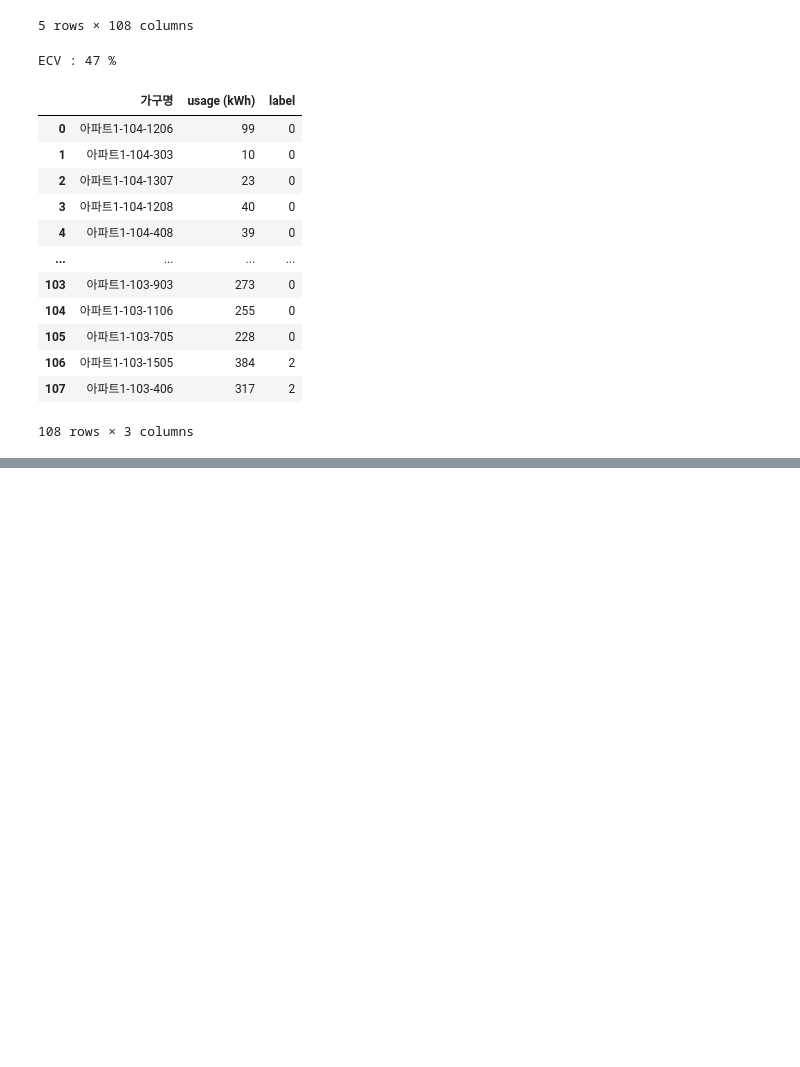
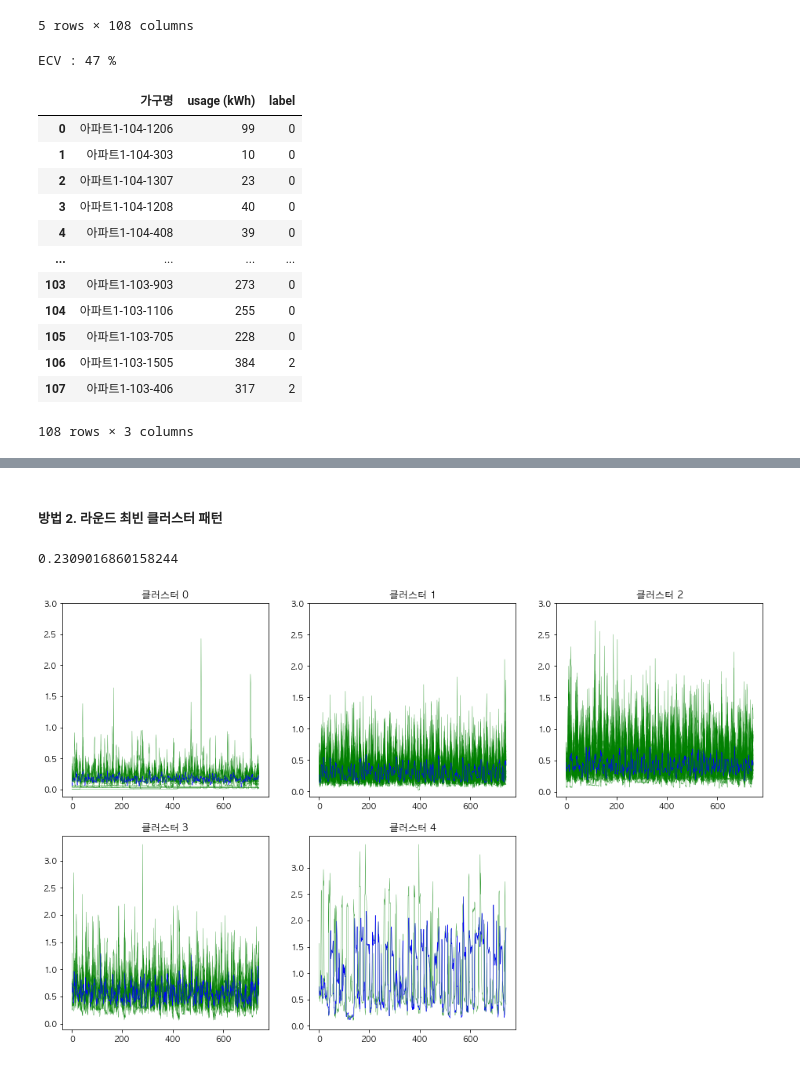
Before and after one commit to formegusto/distribution-public-fee, a Jupyter notebook: pt4-ex-2.ecv compare.ipynb, the cells around one changed output, grey strips where cells are left out. Cells and saved outputs as stored; diff of their text form; code cells hidden in the pictures; blank space fills up the shorter version.

```diff
--- a/pt4-ex-2.ecv compare.ipynb
+++ b/pt4-ex-2.ecv compare.ipynb
@@ -145,0 +209,37 @@ get_anomaly_data(group_df)
+# %% [markdown]
+##### 방법 2. 라운드 최빈 클러스터 패턴
+# %%
+unique_groups = np.unique(tdkmeans_group_df['label'])
+clusters_ = np.array([])
+
+for group in unique_groups:
+    sel_group_df = tdkmeans_group_df[
+        tdkmeans_group_df['label'] == group
+    ]
+    sel_cluster_info = tdkmeans.cluster_info[
+        sel_group_df['가구명']
+    ]
+
+    pat_idxes = sel_cluster_info.apply(lambda x: x.value_counts().idxmax(), axis=1).values
+    _cluster = np.array([])
+
+    for _round,pat_idx in enumerate(pat_idxes):
+        _kmeans = tdkmeans.kmeans_[_round]
+        _cluster = np.append(
+            _cluster,
+            _kmeans.clusters_[pat_idx]
+        )
+
+    clusters_ = np.append(clusters_, _cluster)
+    clusters_ = clusters_.reshape(-1,len(_cluster))
+
+_kmeans_2 = KMeans(datas=tdkmeans.df.T.values, K=len(unique_groups))
+_kmeans_2.init_setting()
+_kmeans_2.clusters_ = clusters_
+_kmeans_2.labels_ = tdkmeans_group_df['label'].values
+
+print(_kmeans_2.ecv)
+_kmeans_2.draw_plot()
+# %% [output]
+0.2309016860158244
+[figure, added]
```
Also changed, not shown: parts of 30 cells of this notebook, 1 other file.
